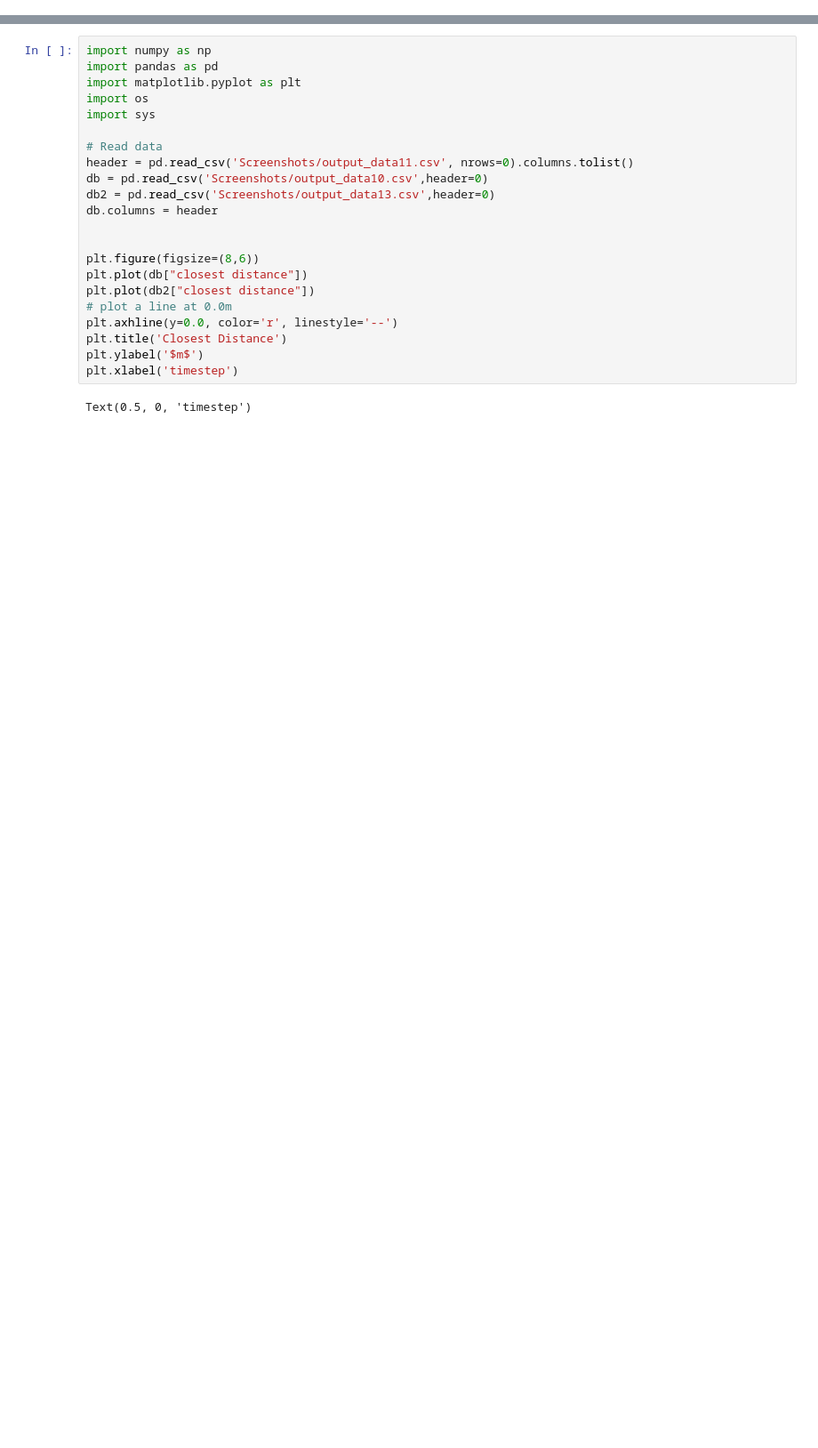
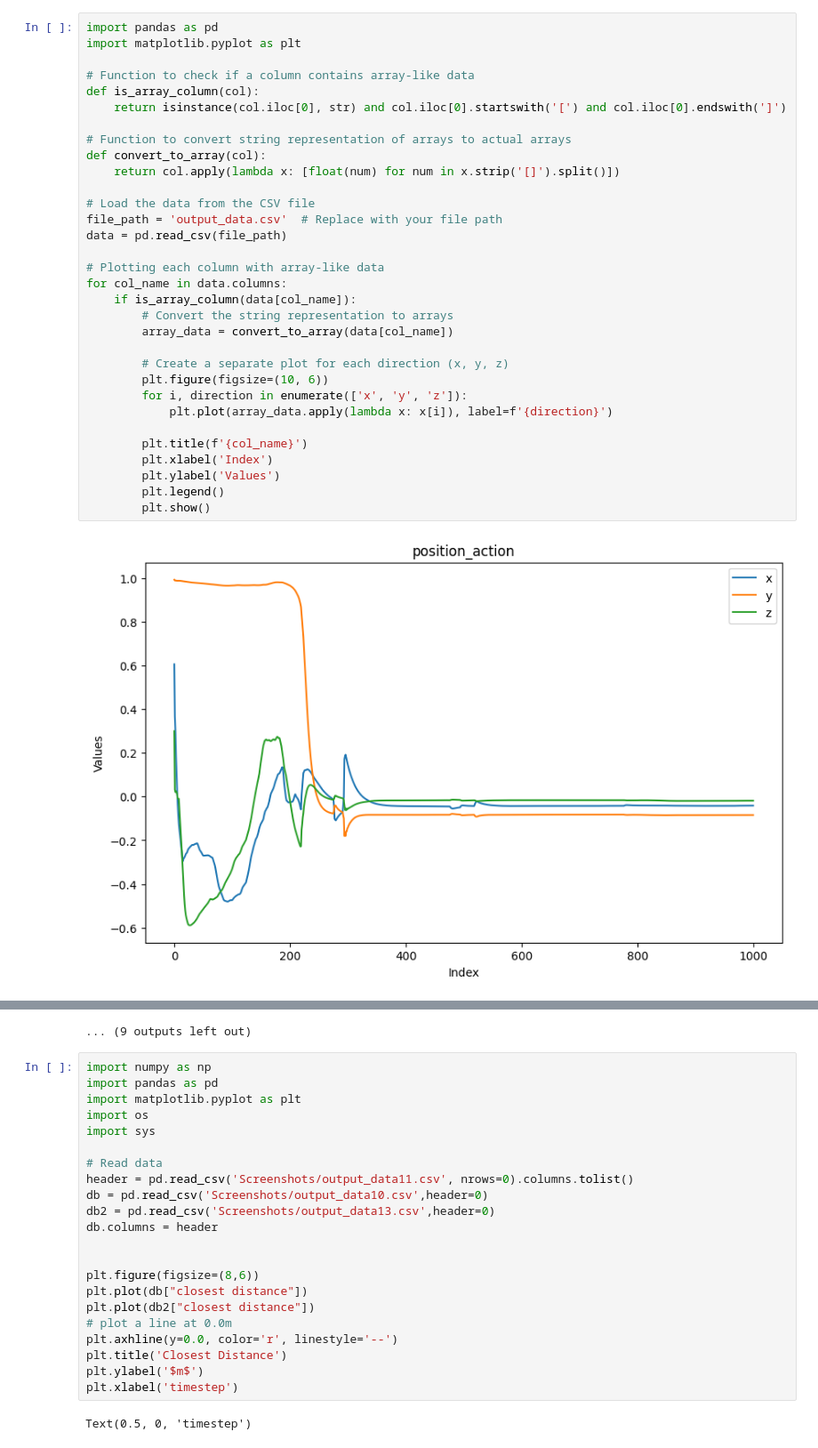
Before and after one commit to baha2r/Fanuc_Robotiq_Grasp, a Jupyter notebook: datavis.ipynb, the cells around one changed output, grey strips where cells are left out. Shown at 89% size. Drawn from its saved outputs; the diff is of its cells as text; blank space fills up the shorter version.

```diff
--- a/datavis.ipynb
+++ b/datavis.ipynb
@@ -203,0 +116,34 @@ axes[2, 2].tick_params(labelsize=font_size, pad=pad)
+# %%
+import pandas as pd
+import matplotlib.pyplot as plt
+
+# Function to check if a column contains array-like data
+def is_array_column(col):
+    return isinstance(col.iloc[0], str) and col.iloc[0].startswith('[') and col.iloc[0].endswith(']')
+
+# Function to convert string representation of arrays to actual arrays
+def convert_to_array(col):
+    return col.apply(lambda x: [float(num) for num in x.strip('[]').split()])
+
+# Load the data from the CSV file
+file_path = 'output_data.csv'  # Replace with your file path
+data = pd.read_csv(file_path)
+
+# Plotting each column with array-like data
+for col_name in data.columns:
+    if is_array_column(data[col_name]):
+        # Convert the string representation to arrays
+        array_data = convert_to_array(data[col_name])
+
+        # Create a separate plot for each direction (x, y, z)
+        plt.figure(figsize=(10, 6))
+        for i, direction in enumerate(['x', 'y', 'z']):
+            plt.plot(array_data.apply(lambda x: x[i]), label=f'{direction}')
+
+        plt.title(f'{col_name}')
+        plt.xlabel('Index')
+        plt.ylabel('Values')
+        plt.legend()
+        plt.show()
+# %% [output]
+[figure, added]
@@ -204,3 +161,4 @@ axes[2, 2].tick_params(labelsize=font_size, pad=pad)
+... (9 outputs left out)
 # %%
 import numpy as np
 import pandas as pd
```
Also changed, not shown: parts of 3 cells of this notebook, 6 other files.
